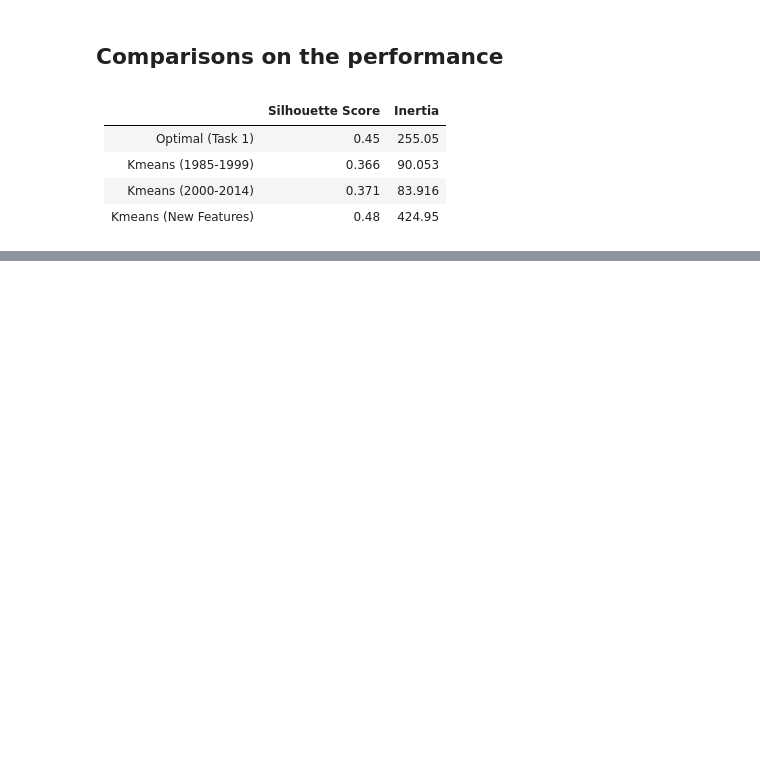
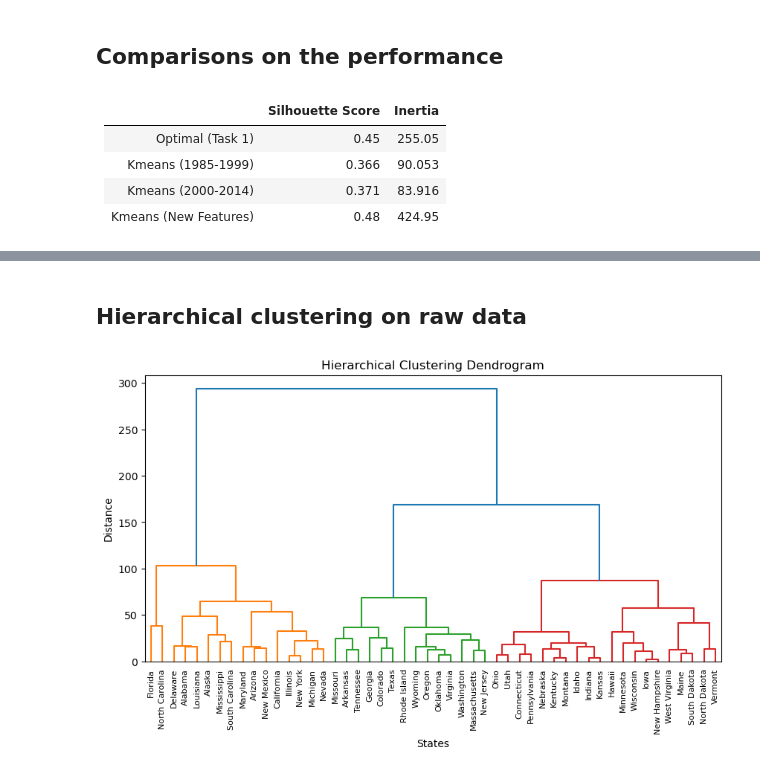
Before and after one commit to iheathers/2023---Semester-1-Feb---Jun-, a Jupyter notebook: Semester 1 2023/CITS5508 - Machine Learning/Labs/Assignment 3/assignment3.ipynb, the cells around one changed output, grey strips where cells are left out. Cells and saved outputs as stored; diff of their text form; code cells hidden in the pictures; blank space fills up the shorter version.

```diff
--- a/Semester 1 2023/CITS5508 - Machine Learning/Labs/Assignment 3/assignment3.ipynb
+++ b/Semester 1 2023/CITS5508 - Machine Learning/Labs/Assignment 3/assignment3.ipynb
@@ -1617,0 +1630,8 @@ Therefore, the choice of the best clustering result depends on the specific eval
+# %%
+import pandas as pd
+from scipy.cluster.hierarchy import dendrogram, linkage, fcluster
+# from scipy.cluster.hierarchy import dendrogram, linkage, fcluster
+import matplotlib.pyplot as plt
+
+# Load the data from the CSV file
+data = pd.read_csv('USArrests.csv', index_col=0)
@@ -1617,0 +1648,16 @@ Therefore, the choice of the best clustering result depends on the specific eval
+# %% [markdown]
+## Hierarchical clustering on raw data
+# %%
+# Perform hierarchical clustering with complete linkage and Euclidean distance
+linkage_matrix = linkage(data, method='complete', metric='euclidean')
+
+threshold = 120  # Set the desired threshold for clustering
+# Plot the dendrogram
+plt.figure(figsize=(10, 5))
+dendrogram(linkage_matrix, labels=data.index, color_threshold=threshold, leaf_font_size=8)
+plt.xlabel('States')
+plt.ylabel('Distance')
+plt.title('Hierarchical Clustering Dendrogram')
+plt.show()
+# %% [output]
+[figure, added]
```
Also changed, not shown: parts of 20 cells of this notebook.
